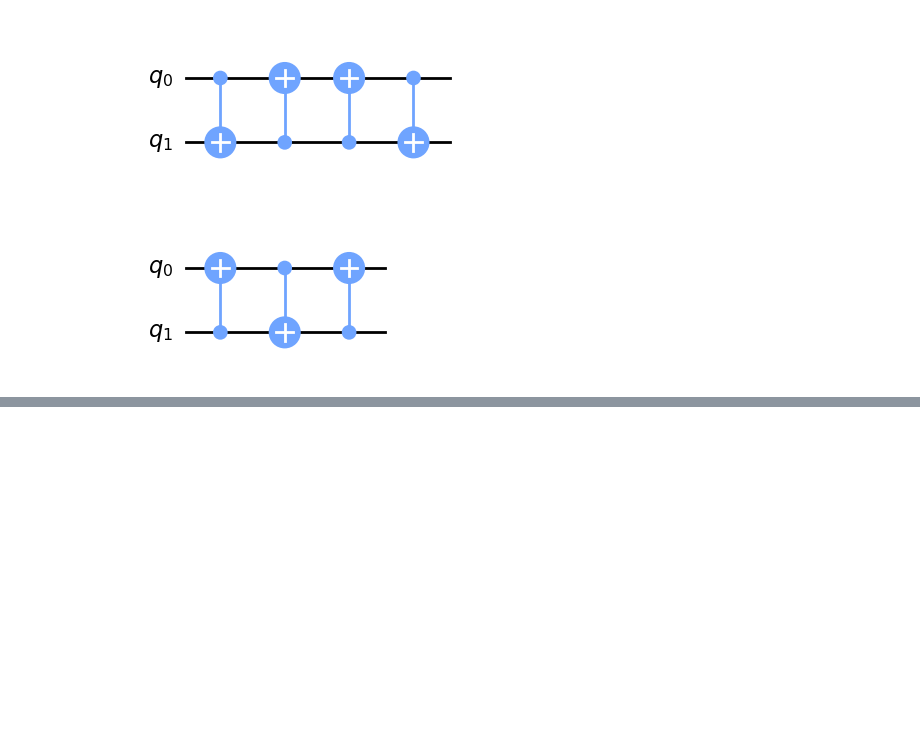
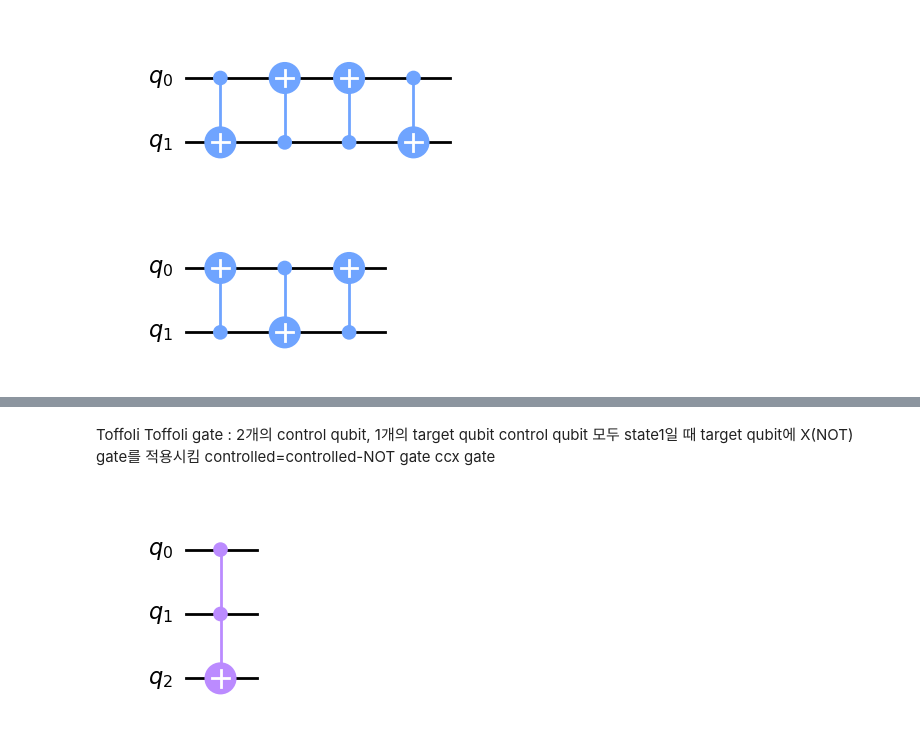
Before and after one commit to WisdomerLee/QuantumCircuit, a Jupyter notebook: SingleQubitGate/CircuitIdentities.ipynb, the cells around one changed output, grey strips where cells are left out. Cells and saved outputs as stored; diff of their text form; code cells hidden in the pictures; blank space fills up the shorter version.

```diff
--- a/SingleQubitGate/CircuitIdentities.ipynb
+++ b/SingleQubitGate/CircuitIdentities.ipynb
@@ -80,0 +117,14 @@ qc.draw(output='mpl')
+# %% [markdown]
+Toffoli
+Toffoli gate : 2개의 control qubit, 1개의 target qubit
+control qubit 모두 state1일 때 target qubit에 X(NOT) gate를 적용시킴
+controlled=controlled-NOT gate ccx gate
+# %%
+qc = QuantumCircuit(3)
+a = 0
+b = 1
+t = 2
+qc.ccx(a,b,t)
+qc.draw(output='mpl')
+# %% [output]
+[figure, added]
```
Also changed, not shown: parts of 18 cells of this notebook.
